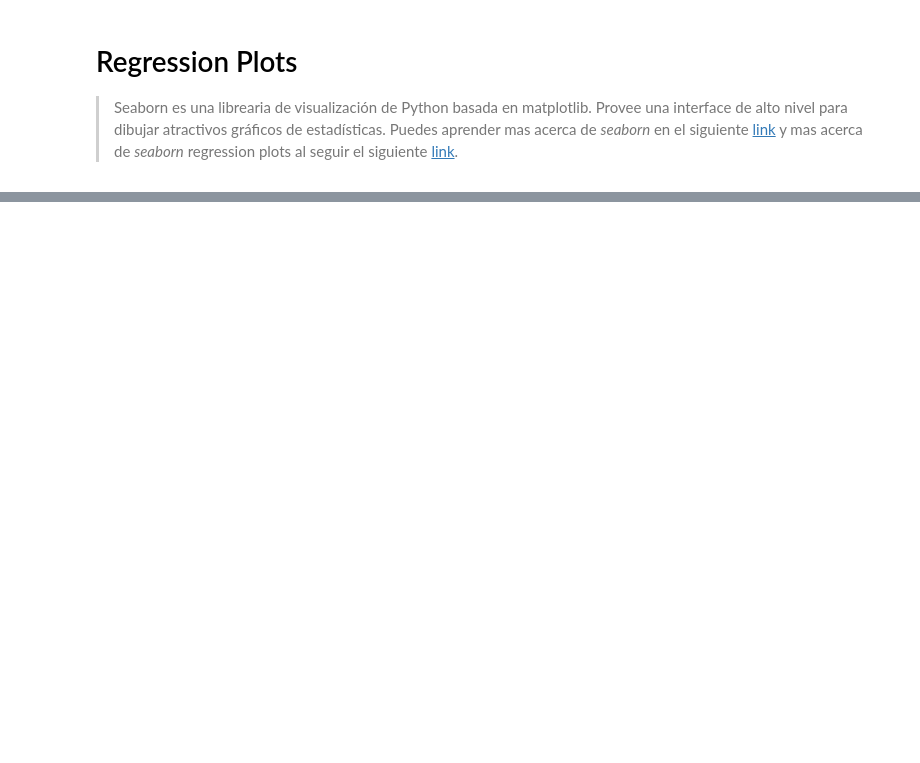
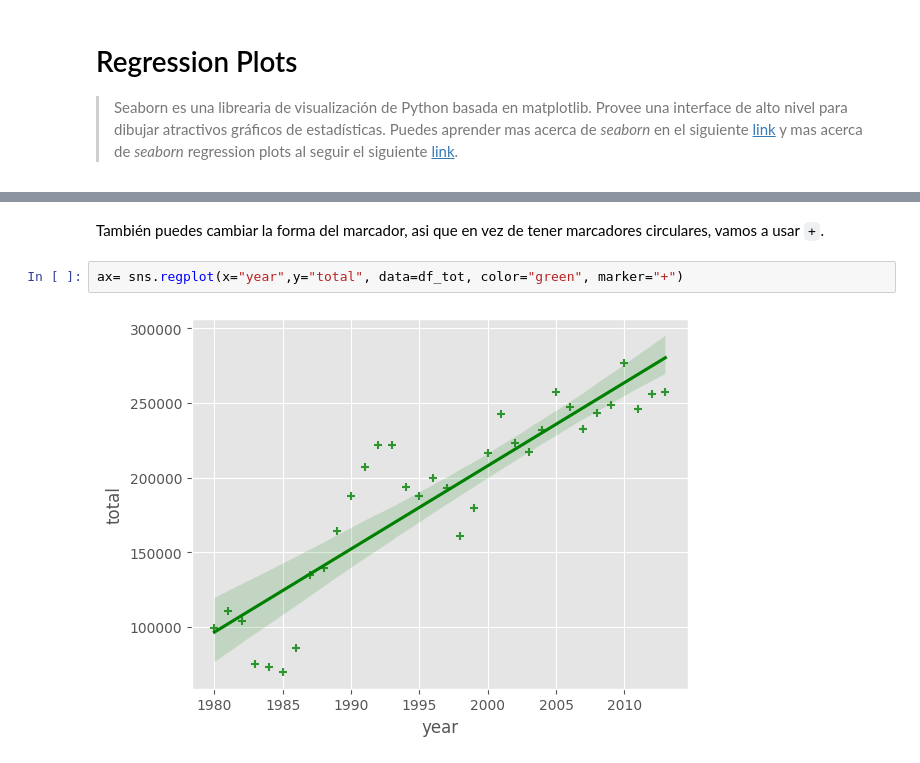
Before and after one commit to reivincitot/Curso-ibm, a Jupyter notebook: Data visualization with python/waffleChartsWordCloudsRegressionplots.ipynb, the cells around one changed output, grey strips where cells are left out. Cells and saved outputs as stored; diff of their text form; blank space fills up the shorter version.

```diff
--- a/Data visualization with python/waffleChartsWordCloudsRegressionplots.ipynb
+++ b/Data visualization with python/waffleChartsWordCloudsRegressionplots.ipynb
@@ -641,0 +692,6 @@ plt.show()
+# %% [markdown]
+También puedes cambiar la forma del marcador, asi que en vez de tener marcadores circulares, vamos a usar `+`.
+# %%
+ax= sns.regplot(x="year",y="total", data=df_tot, color="green", marker="+")
+# %% [output]
+[figure, added]
```
Also changed, not shown: parts of 25 cells of this notebook.
